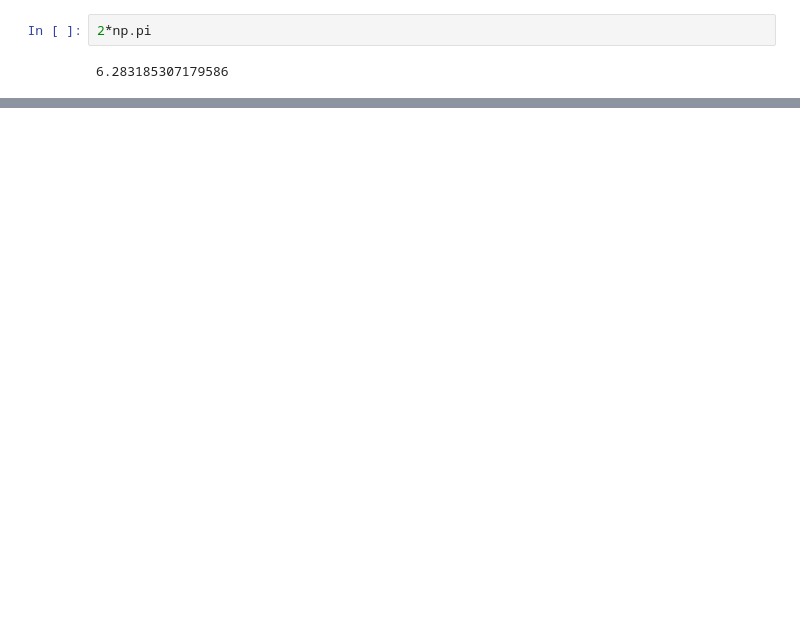
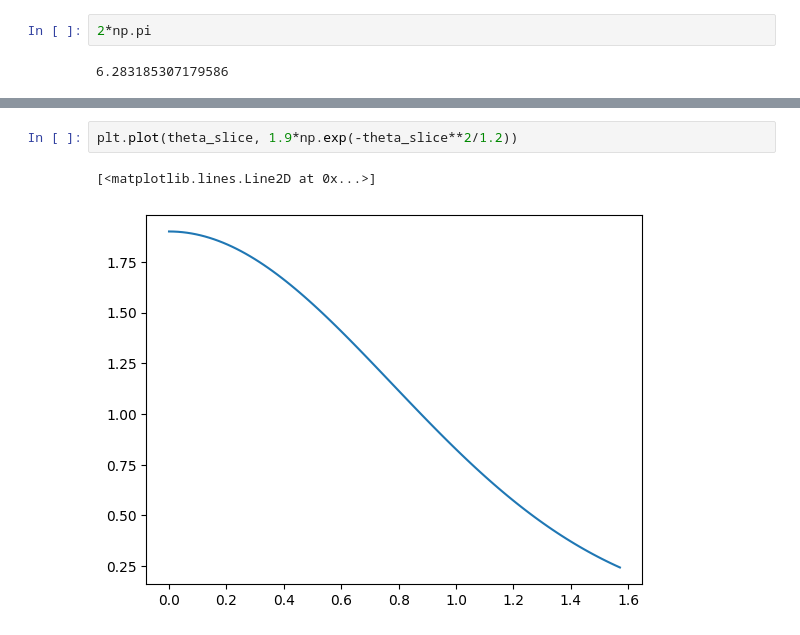
Before and after one commit to mohanagr/braindump, a Jupyter notebook: NEC beam.ipynb, the cells around one changed output, grey strips where cells are left out. Drawn from its saved outputs; the diff is of its cells as text; blank space fills up the shorter version.

```diff
--- a/NEC beam.ipynb
+++ b/NEC beam.ipynb
@@ -134,0 +134,5 @@ np.nansum(horbeam_hp)*hp.nside2pixarea(NSIDE)
+# %%
+plt.plot(theta_slice, 1.9*np.exp(-theta_slice**2/1.2))
+# %% [output]
+[<matplotlib.lines.Line2D at 0x...>]
+[figure, added]
```
Also changed, not shown: parts of 7 cells of this notebook, 3 other files.
